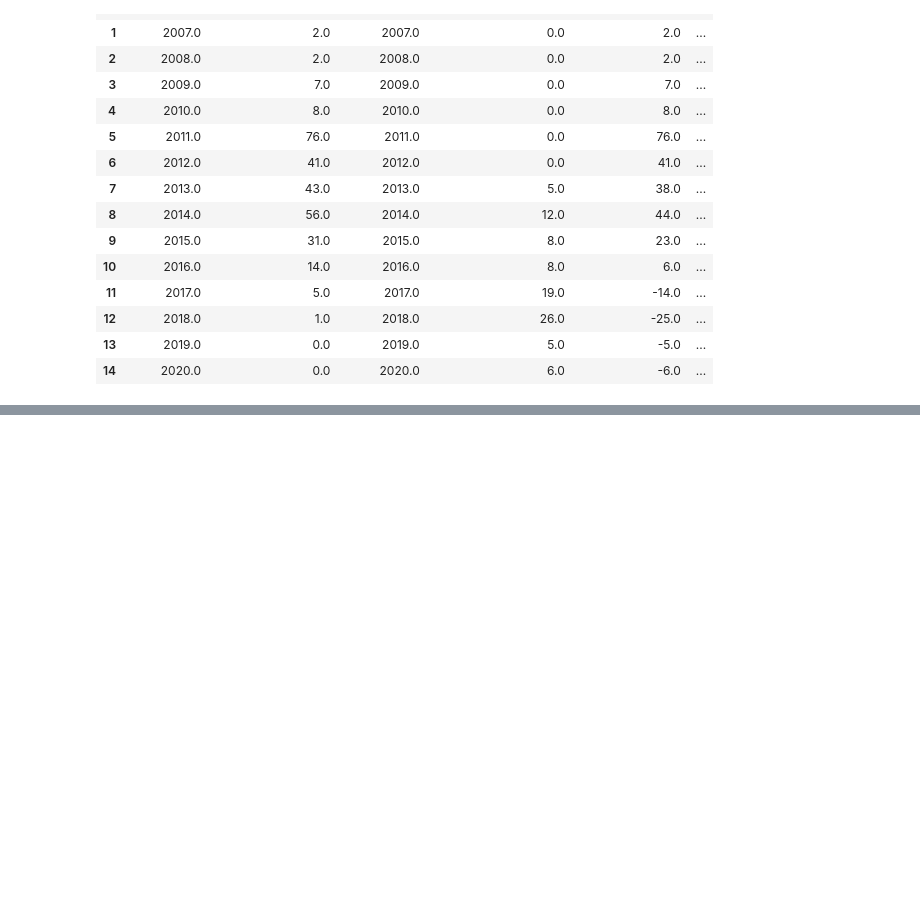
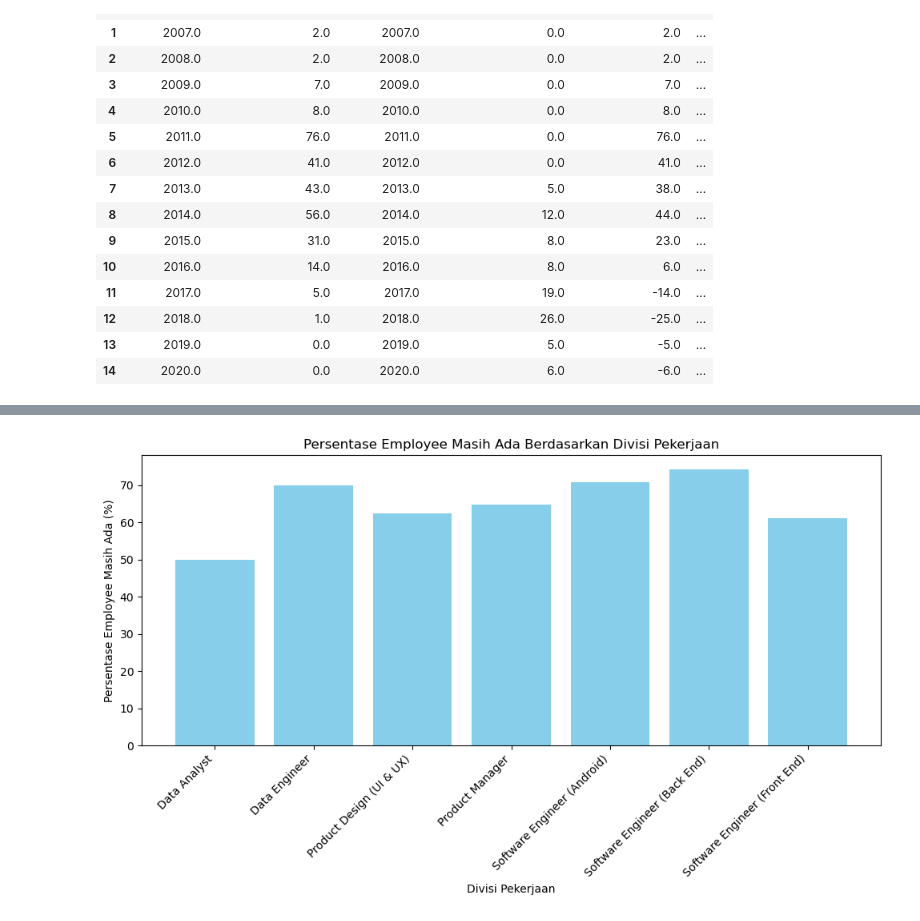
Before and after one commit to imalfunadam/Improving-Employee-Retention-By-Predicting-Employee-Attrition-Using-Machine-Learning, a Jupyter notebook: Predicting Employee Attrition.ipynb, the cells around one changed output, grey strips where cells are left out. Saved outputs shown, nothing was run; the diff lists cells and outputs as text; code cells hidden in the pictures; blank space fills up the shorter version.

```diff
--- a/Predicting Employee Attrition.ipynb
+++ b/Predicting Employee Attrition.ipynb
@@ -386,6 +386,8 @@ memory usage: 51.7+ KB
 Dalam konteks manajemen karyawan, perusahaan perlu mengetahui berapa perubahan jumlah karyawan setiap tahunnya agar bisa menyesuaikan langkah strategis guna meningkatkan kinerja perusahaan dan bisa bertahan di dunia yang terdisrupsi ini. Salah satu langkah yang telah dibuat perusahaan adalah melakukan perubahan budaya kerja setiap tahunnya yang mengacu pada jumlah karyawan yang ada, semakin banyak karyawan maka office space yang perlu disiapkan juga semakin bertambah, serta kebijakan-kebijakan lain seperti besaran bonus maksimal untuk karyawan yang performanya baik di tahun tersebut dan lain-lain. Setiap tahunnya perusahaan menyadari ada yang keluar dan ada yang masuk (karyawan), namun apabila pada tahun tertentu jumlah karyawan yang keluar lebih banyak dari yang masuk artinya perusahaan perlu berbenah diri agar karyawan lain tetap bertahan sehingga rancangan strategi jangka panjang tetap dapat dilaksanakan tanpa kendala.
 # %%
 df['StatusPernikahan'] = df['StatusPernikahan'].replace('-','')
+
+df['AlasanResign'] = df['AlasanResign'].replace('Product Design (UI & UX)', 'masih_bekerja')
 
 df['TanggalLahir'] =  pd.to_datetime(df['TanggalLahir'])
 
@@ -548,0 +572,7 @@ KeyError: 'Status'
+# %%
+# Gabungkan kedua dataframe berdasarkan key 'Pekerjaan'
+df_combined = pd.merge(df_resigned, df_not_resigned, on=pekerjaan_col, how='outer', suffixes=('_Resigned', '_NotResigned'))
+
+# Menampilkan dataframe yang telah digabungkan
+print("Dataframe Gabungan:")
+print(df_combined)
@@ -548,0 +596,9 @@ KeyError: 'Status'
+# %%
+# Menambahkan kolom 'JumlahEmployee' (jumlah total employee)
+df_combined['JumlahEmployee'] = df_combined['JumlahResigned'] + df_combined['JumlahNotResigned']
+
+# Menambahkan kolom 'PersentaseEmployeeMasihAda' (persentase employee yang masih ada)
+df_combined['PersentaseEmployeeMasihAda'] = round((df_combined['JumlahNotResigned'] / df_combined['JumlahEmployee']) * 100, 2)
+
+# Menampilkan dataframe dengan kolom baru
+df_combined
@@ -548,0 +621,18 @@ KeyError: 'Status'
+# %%
+# Mengimpor data yang sudah dihasilkan sebelumnya
+divisi = df_combined['Pekerjaan']
+persentase_employee_masih_ada = df_combined['PersentaseEmployeeMasihAda']
+
+# Membuat plot batang
+plt.figure(figsize=(10, 6))
+plt.bar(divisi, persentase_employee_masih_ada, color='skyblue')
+plt.xlabel('Divisi Pekerjaan')
+plt.ylabel('Persentase Employee Masih Ada (%)')
+plt.title('Persentase Employee Masih Ada Berdasarkan Divisi Pekerjaan')
+plt.xticks(rotation=45, ha='right')  # Untuk memutar label sumbu x agar lebih mudah dibaca
+plt.tight_layout()
+
+# Menampilkan plot
+plt.show()
+# %% [output]
+[figure, added]
```
Also changed, not shown: parts of 8 cells of this notebook.
